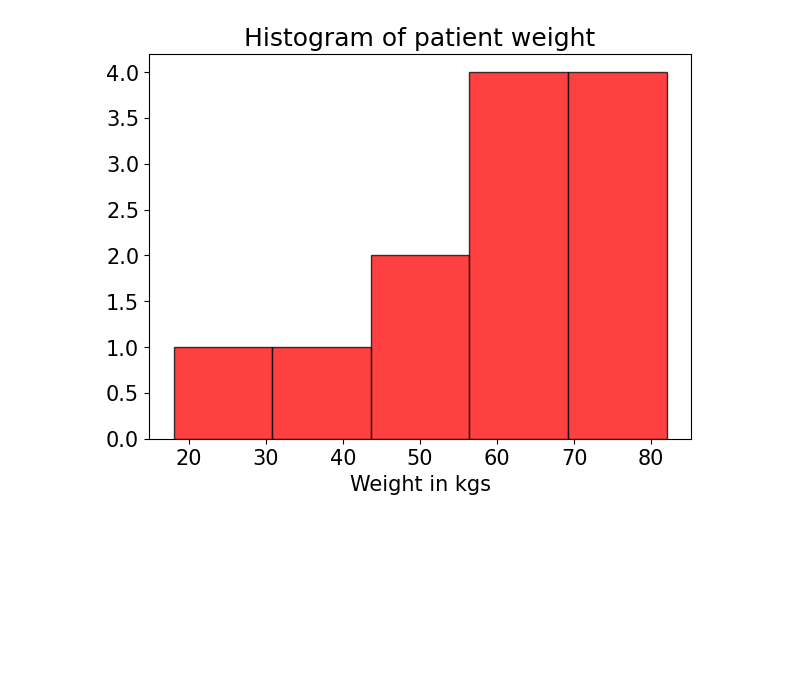
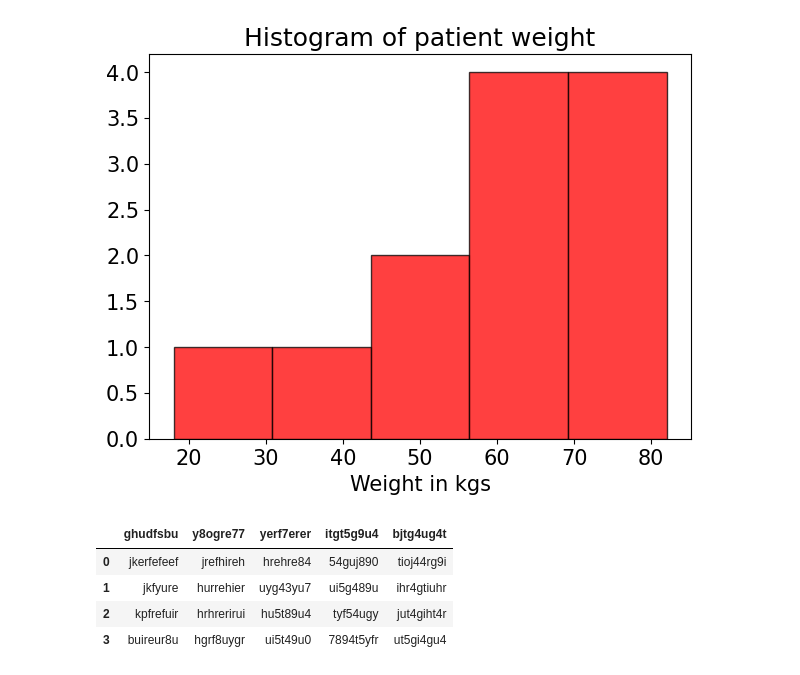
Before and after one commit to 2303a52446/AIML_2303A52446, a Jupyter notebook: Untitled1.ipynb, the cells around one changed output. Cells and saved outputs as stored; diff of their text form; code cells hidden in the pictures; blank space fills up the shorter version.

```diff
--- a/Untitled1.ipynb
+++ b/Untitled1.ipynb
@@ -120,0 +124,10 @@ plt.show()
+# %%
+data3 = pd.read_excel("New XLSX Worksheet.xlsx")
+# %%
+data3
+# %% [output]
+|  | ghudfsbu | y8ogre77 | yerf7erer | itgt5g9u4 | bjtg4ug4t |
+| 0 | jkerfefeef | jrefhireh | hrehre84 | 54guj890 | tioj44rg9i |
+| 1 | jkfyure | hurrehier | uyg43yu7 | ui5g489u | ihr4gtiuhr |
+| 2 | kpfrefuir | hrhrerirui | hu5t89u4 | tyf54ugy | jut4giht4r |
+| 3 | buireur8u | hgrf8uygr | ui5t49u0 | 7894t5yfr | ut5gi4gu4 |
```
Also changed, not shown: parts of 1 cell of this notebook.
